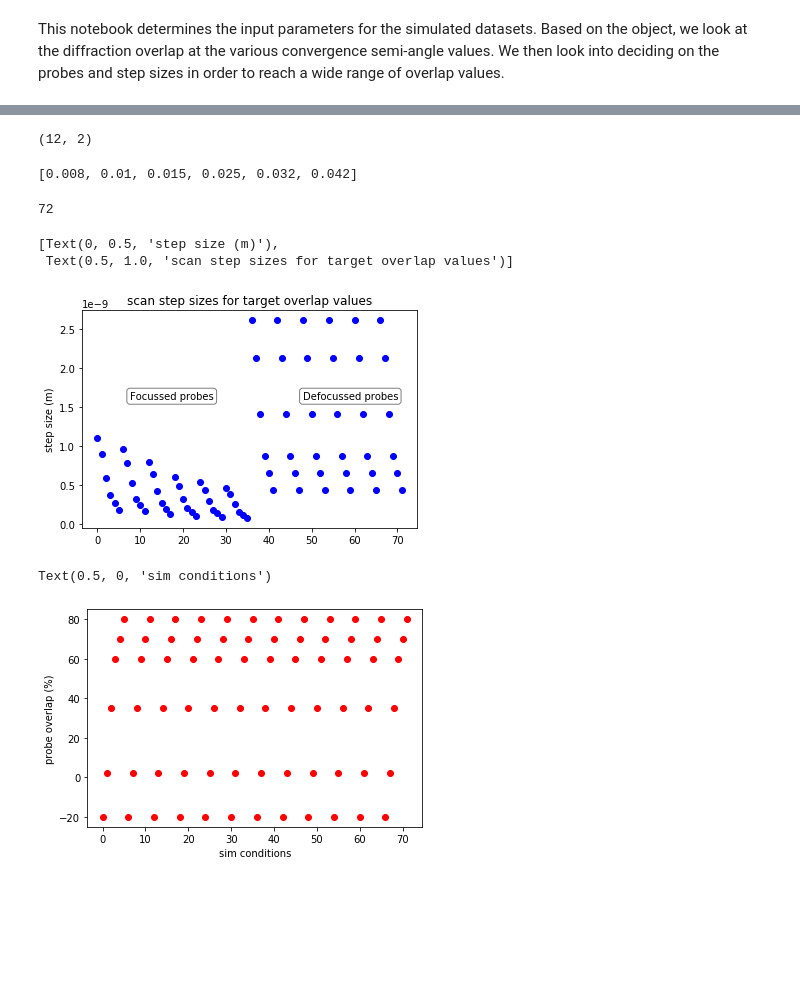
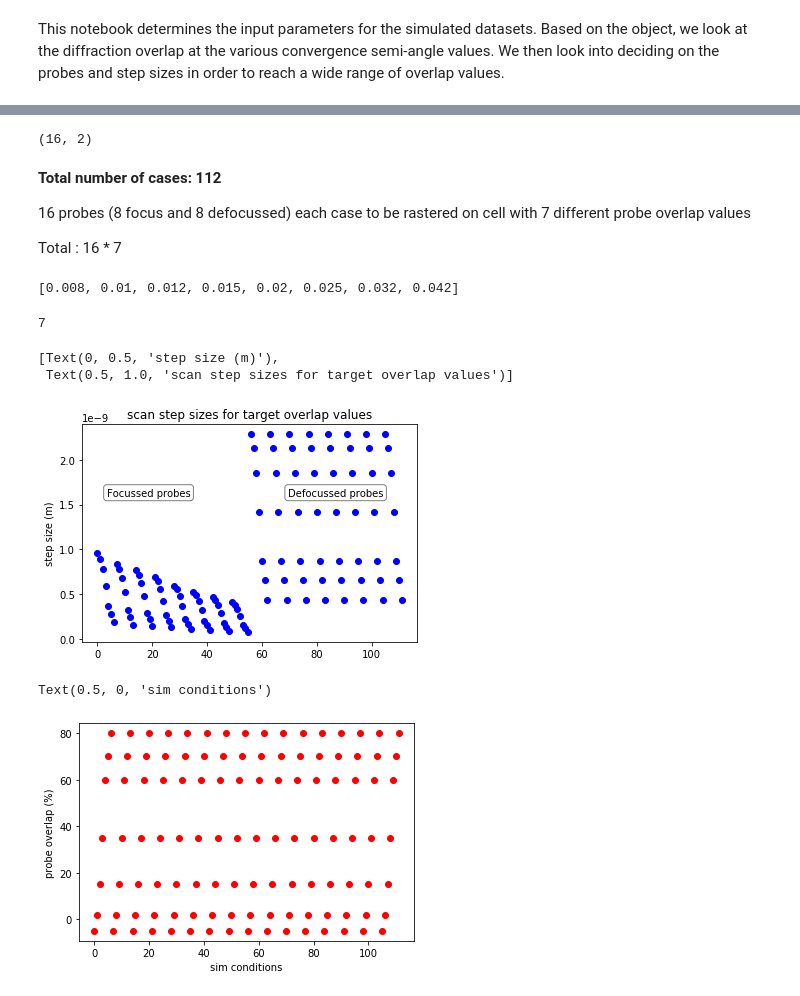
Before and after one commit to CDScattering/Staff-notebooks, a Jupyter notebook: ptyREX_sim_matrix/1_pyprismatic_sim_setup.ipynb, the cells around one changed output, grey strips where cells are left out. Cells and saved outputs as stored; diff of their text form; code cells hidden in the pictures; blank space fills up the shorter version.

```diff
--- a/ptyREX_sim_matrix/1_pyprismatic_sim_setup.ipynb
+++ b/ptyREX_sim_matrix/1_pyprismatic_sim_setup.ipynb
@@ -53,18 +80,18 @@ image_size = [256, 256]
 e_0 = 80000
 l = e_lambda(e_0)
 print('electron wavelength (m): ', l)
-conv_semi_list = [0.008, 0.010, 0.015, 0.025, 0.032, 0.042]
+conv_semi_list = [0.008, 0.010, 0.012, 0.015, 0.020, 0.025, 0.032, 0.042]
 def_vals = []
 probes = []
 
 for angle in conv_semi_list:
-    # 6 focussed probes
+    # 8 focussed probes
     probe = calc_probe_size(pixel_size, image_size, l, 0, angle, plot_probe= False, return_probeArr= True)
     probes.append(probe)
     def_vals.append(0)
     # defocus values
 for angle in conv_semi_list:
-    # 6 defocussed probes
+    # 8 defocussed probes
     print(angle)
     def_val = max_defocus(pixel_size, image_size, l, angle)
     print(def_val)
@@ -105,21 +140,28 @@ def_vals
 # %%
 probes.shape
 # %% [output]
-(12, 2)
+(16, 2)
+# %% [markdown]
+**Total number of cases: 112**
+
+16 probes (8 focus and 8 defocussed)
+each case to be rastered on cell with 7 different probe overlap values
+
+Total : 16 * 7
 # %%
 conv_semi_list
 # %% [output]
-[0.008, 0.01, 0.015, 0.025, 0.032, 0.042]
+[0.008, 0.01, 0.012, 0.015, 0.02, 0.025, 0.032, 0.042]
 # %%
-probe_overlaps = [-20, 2, 35, 60, 70, 80]
+probe_overlaps = [-5, 2, 15, 35, 60, 70, 80]
 step_sizes = []
-for i in np.arange(12):
+for i in np.arange(probes.shape[0]):
     for overlap in probe_overlaps:
         step_sizes.append(get_step_size(probes[i][0], overlap / 100))
 # %%
-len(step_sizes)
+len(probe_overlaps)
 # %% [output]
-72
+7
 # %%
 fig, ax = plt.subplots()
 
@@ -128,7 +170,7 @@ ax.plot(step_sizes, 'bo')
 ax.annotate('Focussed probes', xy=(15, 1.6e-9),
             bbox=dict(boxstyle="round", fc="none", ec="gray"),
             xytext=(10, 5e-10), textcoords='offset points', ha='center')
-ax.annotate('Defocussed probes', xy=(45, 1.6e-9),
+ax.annotate('Defocussed probes', xy=(65, 1.6e-9),
             bbox=dict(boxstyle="round", fc="none", ec="gray"),
             xytext=(60, 5e-10), textcoords='offset points', ha='center')
 ax.set(title='scan step sizes for target overlap values',
@@ -136,13 +178,13 @@ ax.set(title='scan step sizes for target overlap values',
 # %% [output]
 [Text(0, 0.5, 'step size (m)'),
  Text(0.5, 1.0, 'scan step sizes for target overlap values')]
-[figure, old version]
+[figure, new version]
 # %%
-probe_overlaps_all = probe_overlaps * 12
+probe_overlaps_all = probe_overlaps * probes.shape[0]
 plt.plot(probe_overlaps_all, 'ro')
 plt.ylabel('probe overlap (%)')
 plt.xlabel('sim conditions')
 # %% [output]
 Text(0.5, 0, 'sim conditions')
-[figure, old version]
+[figure, new version]
 # %%
```
Also changed, not shown: parts of 18 cells of this notebook.
